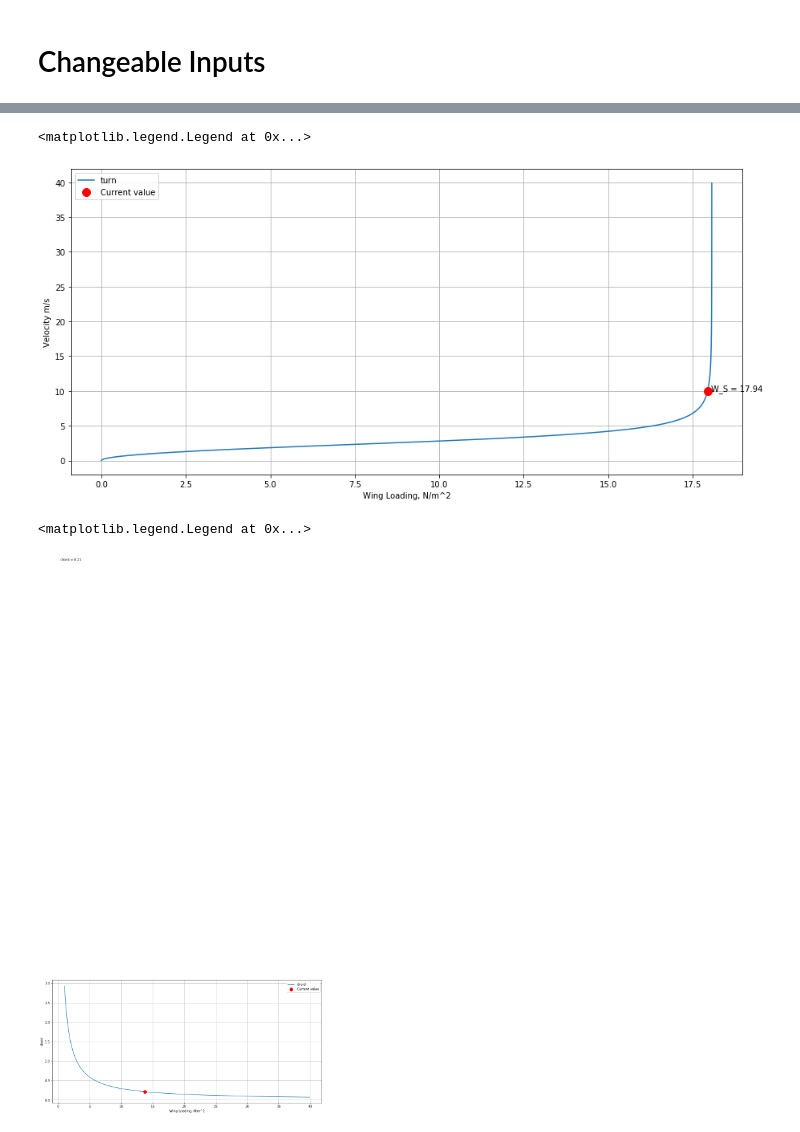
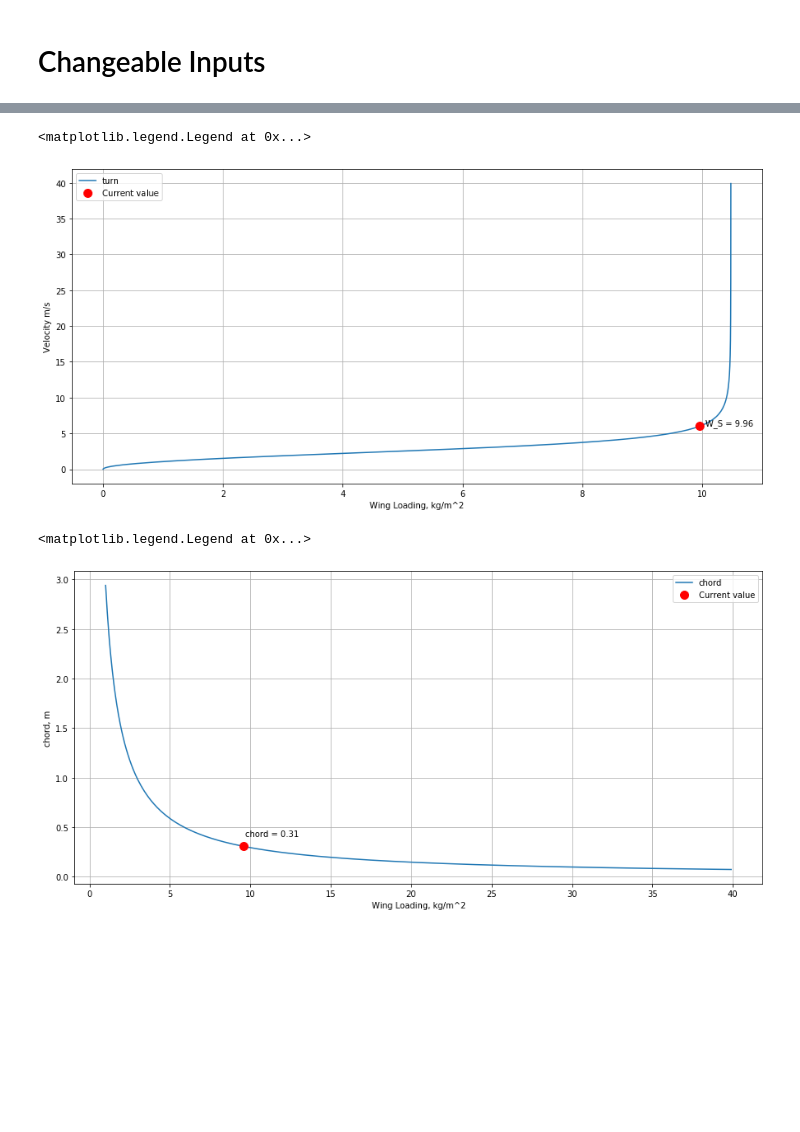
Before and after one commit to Fishabh/aae451-notebook, a Jupyter notebook: 2-Constraint_Analysis.ipynb, the cells around one changed output, grey strips where cells are left out. Drawn from its saved outputs; the diff is of its cells as text; code cells hidden in the pictures; blank space fills up the shorter version.

```diff
--- a/2-Constraint_Analysis.ipynb
+++ b/2-Constraint_Analysis.ipynb
@@ -25,16 +25,16 @@ dist = 10 # straightway distance in meters
 # %% [markdown]
 # Changeable Inputs
 # %%
-    Cd0 = 0.08 # parasite drag coefficient
+    Cd0 = 0.06 # parasite drag coefficient
     eta_p = 0.8 # efficiency of propeller
     eta_m = 0.9 # efficiency of motor
     k = 0.001
     V_stall = 2.25 # stall velocity in m/s
-    v_turn = 10  # velocity for turns
-    v_max = 10 # velocity for straightaways
-    s_to = 3 # takeoff length
-    s_l = 3 #landing length
-    CL_max = 1.13 # Cl for a cambered flat plate
+    v_turn = 8  # velocity for turns
+    v_max = 8 # velocity for straightaways
+    s_to = 4 # takeoff length
+    s_l = 4 #landing length
+    CL_max = 1.45 # Cl for a cambered flat plate
     h = 3 # cruise altitude in meters
     roc_d = 10 # horizontal distance to get to altitude in meters
     beta = 1 # weight fraction for landing is 1 since takeoff weight should be equal to landing weight
@@ -115,7 +115,7 @@ def solve(funcs):
         'ipopt',  # solver
         {  # problem details
             'x': ca.vertcat(W_S, P_W),  # decision variables/ design vector
-            'f': P_W + .01 * W_S,  # objective function
+            'f': P_W + .001 * W_S,  # objective function
             'g': ca.vertcat(
                 P_W - funcs['turn_P_W'](W_S),  # we subtract from P_W here to make g=0 when constraint is satisfied
                 P_W - funcs['takeoff_P_W'](W_S),
@@ -183,7 +183,7 @@ constraint_analysis()
     v_val = np.arange(0, 40, 0.1)
     solution= funcs['turn_W_S'](v_turn)
     plt.plot(funcs['turn_W_S'](v_val), v_val, label='turn')
-    plt.xlabel('Wing Loading, N/m^2')
+    plt.xlabel('Wing Loading, kg/m^2')
     plt.ylabel('Velocity m/s')
     plt.plot(funcs['turn_W_S'](v_turn), v_turn, 'r.', markersize=20, label='Current value')
     plt.text(funcs['turn_W_S'](v_turn)+.1, v_turn + .1, 'W_S = %.2f' %solution)
@@ -191,19 +191,21 @@ constraint_analysis()
     plt.legend()
 # %% [output]
 <matplotlib.legend.Legend at 0x...>
-[figure, old version]
+[figure, new version]
 # %%
     funcs = create_functions()
     opt_sol = solve(funcs)
     W_S_val = np.arange(1, 40, 0.1)
     solution= funcs['chord'](opt_sol['W_S'])
     plt.plot(W_S_val, funcs['chord'](W_S_val), label='chord')
-    plt.xlabel('Wing Loading, N/m^2')
-    plt.ylabel('chord')
+    plt.xlabel('Wing Loading, kg/m^2')
+    plt.ylabel('chord, m')
     plt.plot(opt_sol['W_S'], funcs['chord'](opt_sol['W_S']), 'r.', markersize=20, label='Current value')
-    plt.text(funcs['chord'](opt_sol['W_S'])+.1, opt_sol['W_S'] + .1, 'chord = %.2f' %solution)
+    plt.text(opt_sol['W_S'] + .1, funcs['chord'](opt_sol['W_S'])+.1, 'chord = %.2f' %solution)
     plt.grid()
     plt.legend()
 # %% [output]
 <matplotlib.legend.Legend at 0x...>
-[figure, old version]
+[figure, new version]
+# %% [markdown]
+##
```
Also changed, not shown: parts of 1 cell of this notebook.
